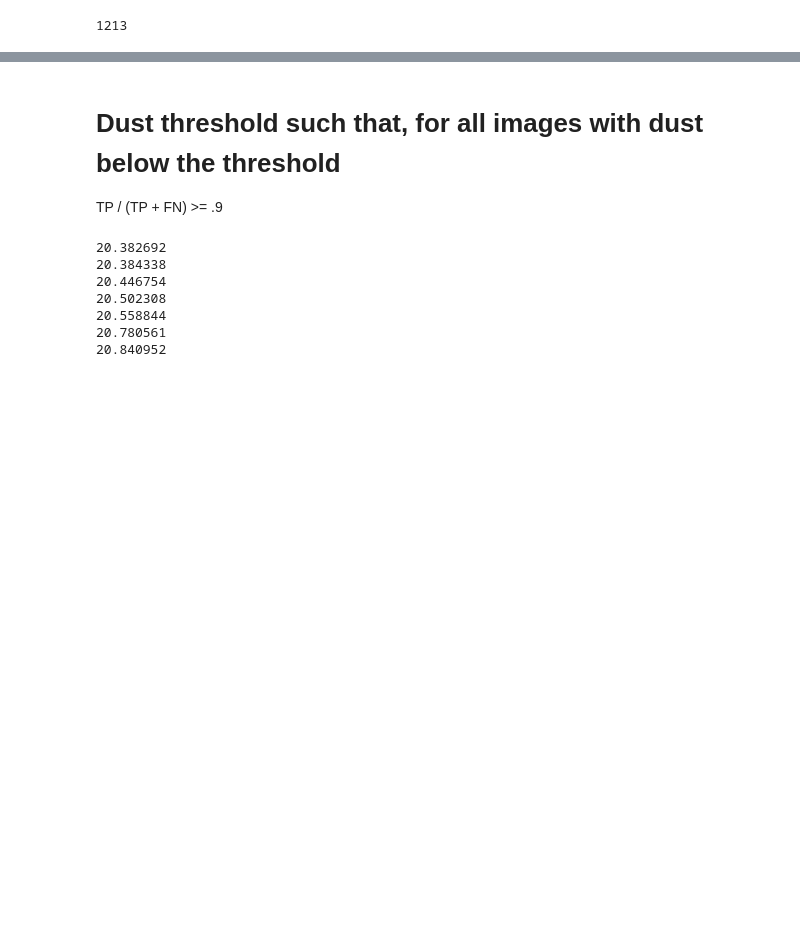
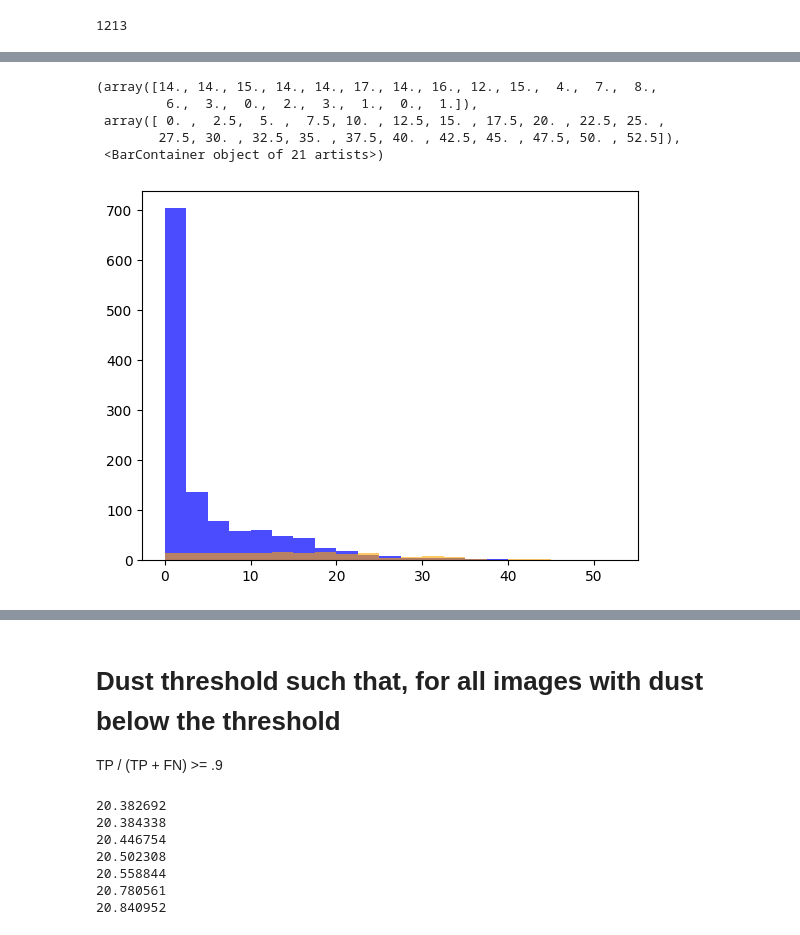
Before and after one commit to Alex17Li/scripts, a Jupyter notebook: dust/check_dust_levels.ipynb, the cells around one changed output, grey strips where cells are left out. Drawn from its saved outputs; the diff is of its cells as text; code cells hidden in the pictures; blank space fills up the shorter version.

```diff
--- a/dust/check_dust_levels.ipynb
+++ b/dust/check_dust_levels.ipynb
@@ -77,0 +94,11 @@ plt.scatter(df['pred_dust_ratio'], df['predicted_stop'], s=.5)
+# %%
+bins = np.arange(0, np.max(df['pred_dust_ratio'])+.01, 2.5)
+plt.hist(df[(df['predicted_stop'] == True) & (df['label_stop'] == True)]['pred_dust_ratio'], bins=bins, alpha=.7, label='tp', color='blue')
+plt.hist(df[(df['predicted_stop'] == False) & (df['label_stop'] == True)]['pred_dust_ratio'], bins=bins, alpha=.6, label='fn', color='orange')
+# %% [output]
+(array([14., 14., 15., 14., 14., 17., 14., 16., 12., 15.,  4.,  7.,  8.,
+         6.,  3.,  0.,  2.,  3.,  1.,  0.,  1.]),
+ array([ 0. ,  2.5,  5. ,  7.5, 10. , 12.5, 15. , 17.5, 20. , 22.5, 25. ,
+        27.5, 30. , 32.5, 35. , 37.5, 40. , 42.5, 45. , 47.5, 50. , 52.5]),
+ <BarContainer object of 21 artists>)
+[figure, added]
```
Also changed, not shown: parts of 11 cells of this notebook, 6 other files.
